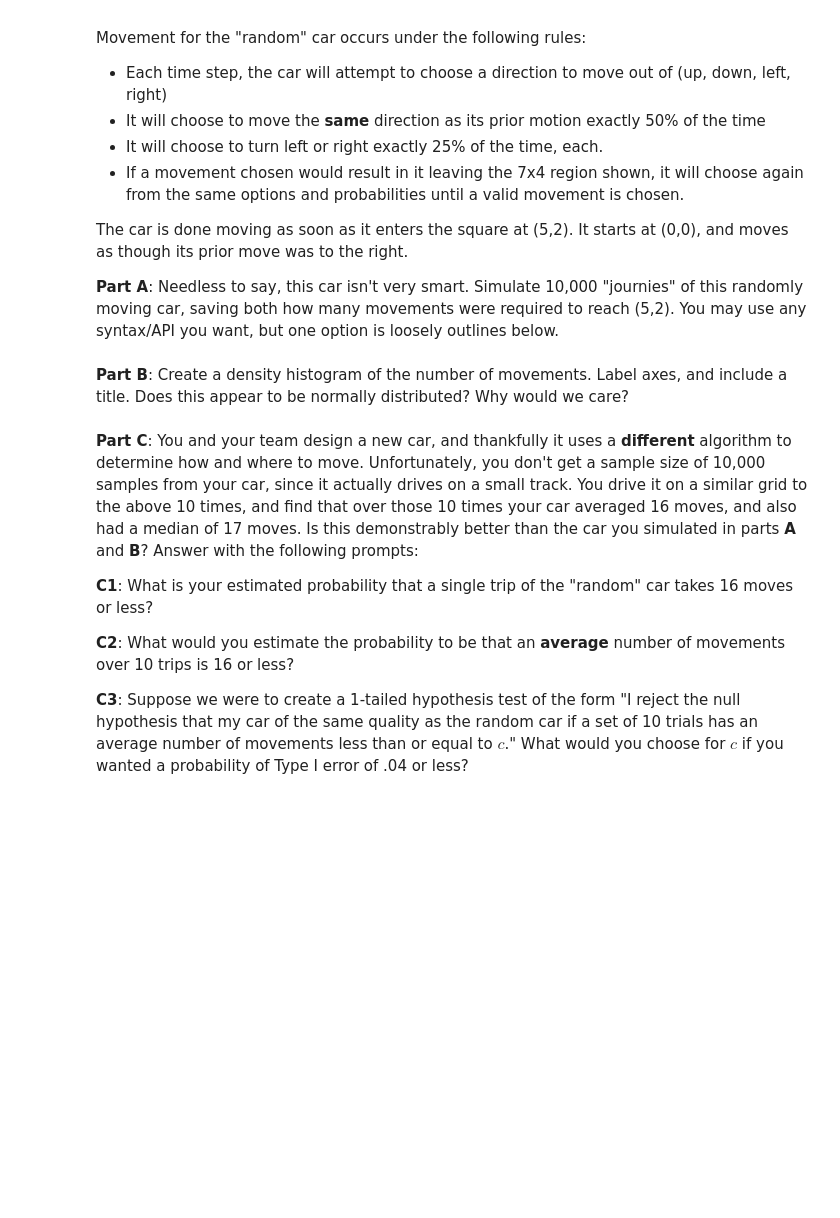
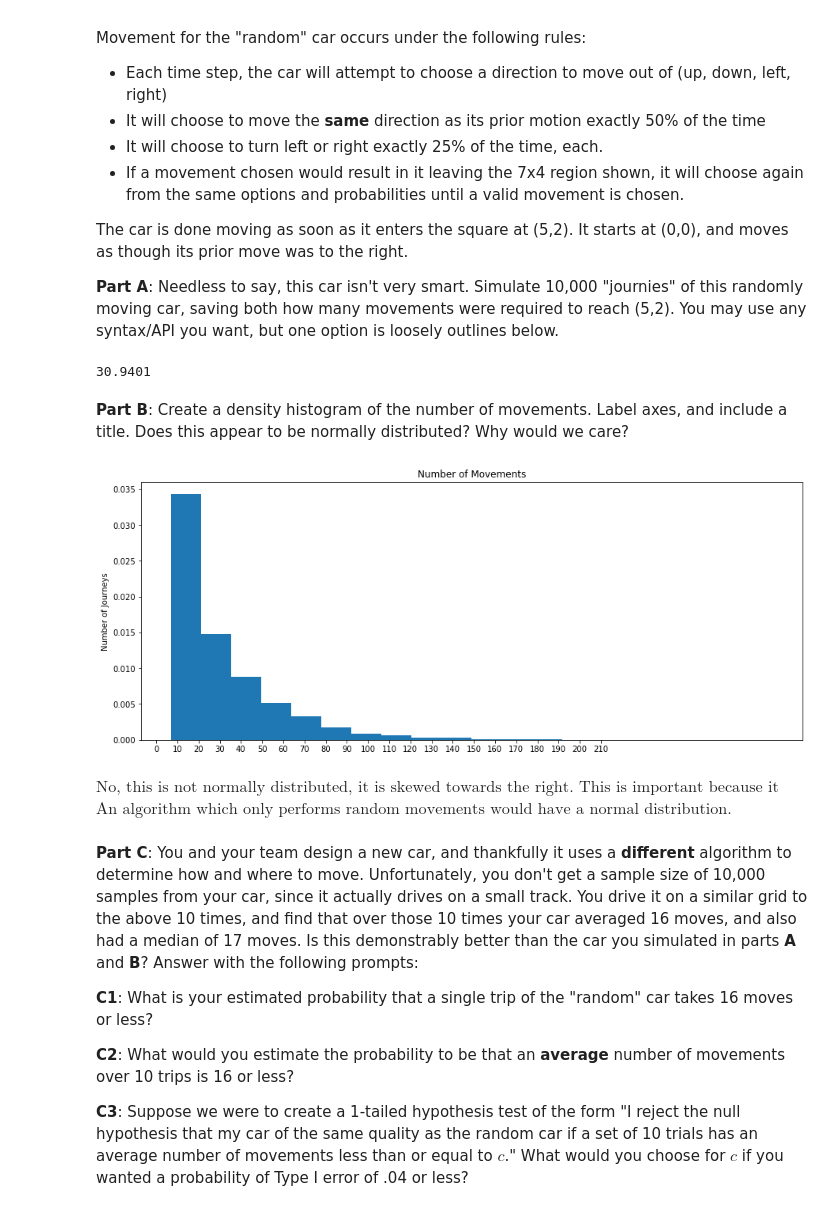
Before and after one commit to haha5751/4022, a Jupyter notebook: CSCI4022_S22_HW1.ipynb, the cells around one changed output. Drawn from its saved outputs; the diff is of its cells as text; code cells hidden in the pictures; blank space fills up the shorter version.

```diff
--- a/CSCI4022_S22_HW1.ipynb
+++ b/CSCI4022_S22_HW1.ipynb
@@ -256,5 +303,21 @@ def journey(initial_location, initial_direction, goal_location):
+# %%
+print(sum(moviements) / len(moviements))
+# %% [output]
+30.9401
 # %% [markdown]
 **Part B**: Create a density histogram of the number of movements.  Label axes, and include a title.  Does this appear to be normally distributed? Why would we care?
+# %%
+plt.figure(figsize = (15, 6))
+plt.hist(moviements, bins = 20, density = True)
+plt.ylabel("Number of Journeys")
+plt.title("Number of Movements")
+plt.xticks(range(0, 220, 10))
+plt.show()
+# %% [output]
+[figure, added]
+# %% [markdown]
+$\text{No, this is not normally distributed, it is skewed towards the right. This is important because it means our algorithm performed better than the one which performed random movements.}$ <br>
+$\text{An algorithm which only performs random movements would have a normal distribution.}$
 # %% [markdown]
 **Part C**: You and your team design a new car, and thankfully it uses a **different** algorithm to determine how and where to move.  Unfortunately, you don't get a sample size of 10,000 samples from your car, since it actually drives on a small track.  You drive it on a similar grid to the above 10 times, and find that over those 10 times your car averaged 16 moves, and also had a median of 17 moves.  Is this demonstrably better than the car you simulated in parts **A** and **B**?  Answer with the following prompts:
 
```
Also changed, not shown: parts of 5 cells of this notebook.
